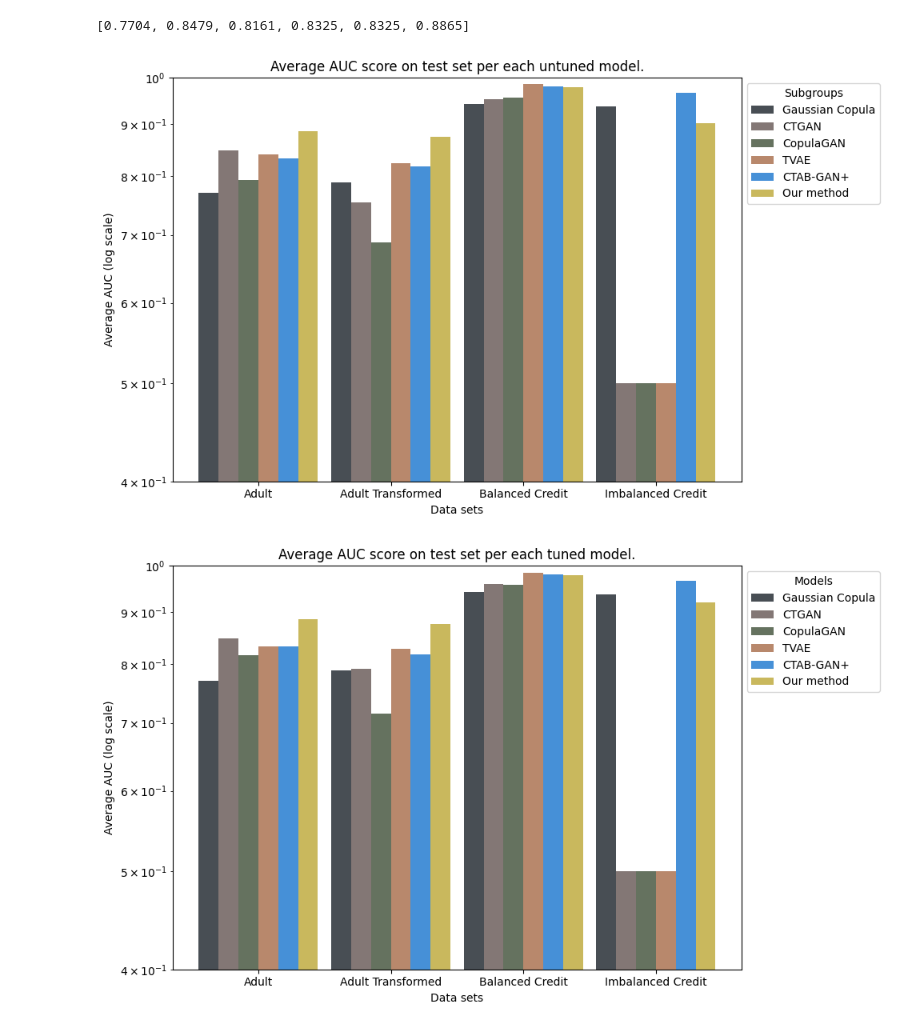
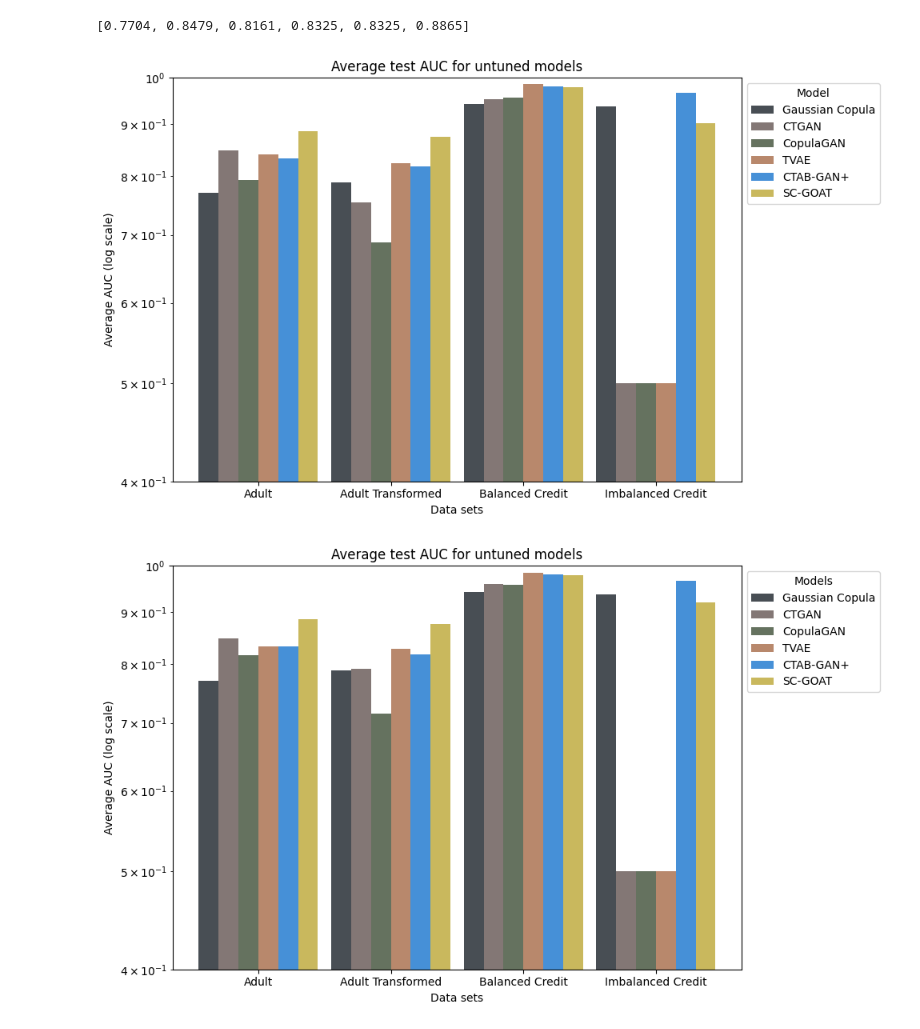
Before and after one commit to shinnasa/SC-GOAT, a Jupyter notebook: code/GetResults.ipynb, the cells around one changed output. Drawn from its saved outputs; the diff is of its cells as text; code cells hidden in the pictures.

```diff
--- a/code/GetResults.ipynb
+++ b/code/GetResults.ipynb
@@ -278,7 +284,7 @@ datasets = ['Adult', 'Adult Transformed', 'Balanced Credit', 'Imbalanced Credit'
 
 # groups = ['Group 1', 'Group 2', 'Group 3', 'Group 4']
 groups = datasets
-methods = ['Gaussian Copula', 'CTGAN', 'CopulaGAN', 'TVAE', 'CTAB-GAN+', 'Our method']
+methods = ['Gaussian Copula', 'CTGAN', 'CopulaGAN', 'TVAE', 'CTAB-GAN+', 'SC-GOAT']
 
 # subgroups = ['Subgroup 1', 'Subgroup 2', 'Subgroup 3', 'Subgroup 4', 'Subgroup 5']
 subgroups = methods
@@ -318,36 +324,36 @@ x_pos = np.arange(num_groups)
 
 # colors_methods = {model_GaussianCopula : '#1A2229', model_CTGAN : '#645552', model_CopulaGAN : '#3F4F37', model_TVAE : '#A76B47', model_CGOAT : '#BCA734',
 #          model_TunedCTGAN : '#645552', model_TunedCopulaGAN : '#3F4F37', model_TunedTVAE : '#A76B47', model_SCGOAT : '#BCA734', model_our_method : '#BCA734'}
 
 # Define a list of colors for each subgroup
 colors = ['#1A2229', '#645552', '#3F4F37', '#A76B47', '#1874CD','#BCA734']
 
 # Plot the histogram
 fig, ax = plt.subplots(figsize=(10, 6))
 
 for i in range(num_subgroups):
     # Calculate the x-position for each subgroup
     subgroup_x_pos = x_pos + i * bar_width - (num_subgroups - 1) * bar_width / 2
     # Plot the bars for each subgroup using a different color
     ax.bar(subgroup_x_pos, [data_u[j][i] for j in range(num_groups)],
            width=bar_width, color=colors[i], alpha=0.8, label=subgroups[i])
 
 # Add labels and legend
 ax.set_xlabel('Data sets')
 plt.ylabel("Average AUC (log scale)")
-plt.title("Average AUC score on test set per each untuned model.")
+plt.title("Average test AUC for untuned models")
 plt.ylim(0.4, 1)
 plt.yscale('log')
 ax.set_xticks(x_pos)
 ax.set_xticklabels(groups)
-ax.legend(title='Subgroups', loc='upper left', bbox_to_anchor=(1, 1))
+ax.legend(title='Model', loc='upper left', bbox_to_anchor=(1, 1))
 
 
 # Show the plot
 plt.tight_layout()
 plt.show()
 # %% [output]
-[figure, old version]
+[figure, new version]
 # %%
 # Plot the histogram
 fig, ax = plt.subplots(figsize=(10, 6))
@@ -362,7 +368,7 @@ for i in range(num_subgroups):
 # Add labels and legend
 ax.set_xlabel('Data sets')
 plt.ylabel("Average AUC (log scale)")
-plt.title("Average AUC score on test set per each tuned model.")
+plt.title("Average test AUC for untuned models")
 plt.ylim(0.4, 1)
 plt.yscale('log')
 ax.set_xticks(x_pos)
@@ -374,4 +380,4 @@ ax.legend(title='Models', loc='upper left', bbox_to_anchor=(1, 1))
 plt.tight_layout()
 plt.show()
 # %% [output]
-[figure, old version]
+[figure, new version]
```
Also changed, not shown: parts of 4 cells of this notebook, 1 other file.
